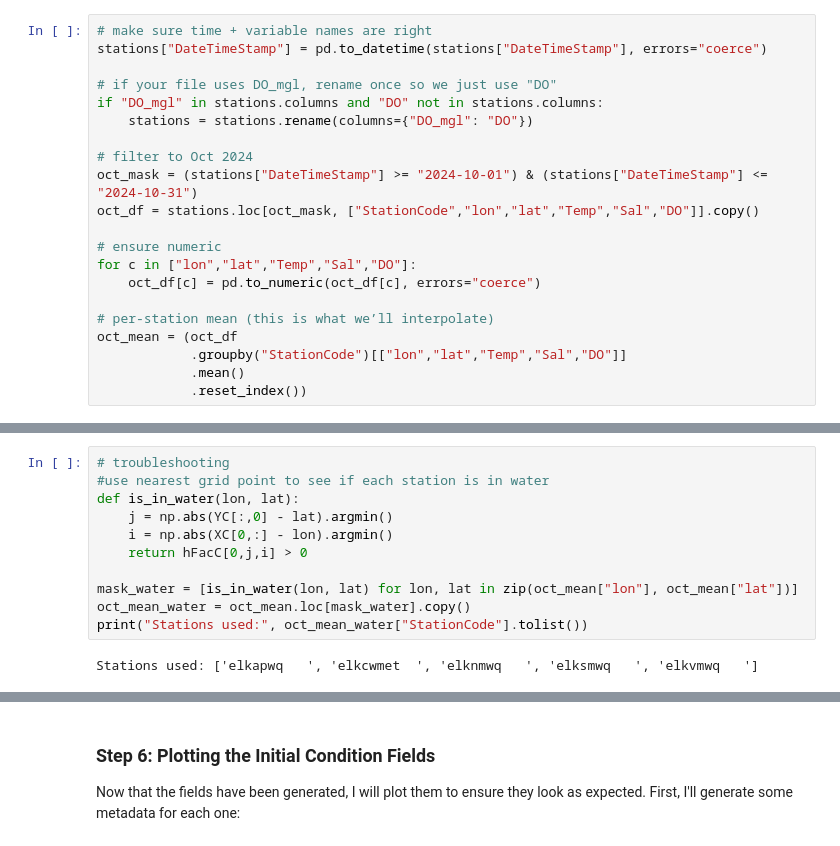
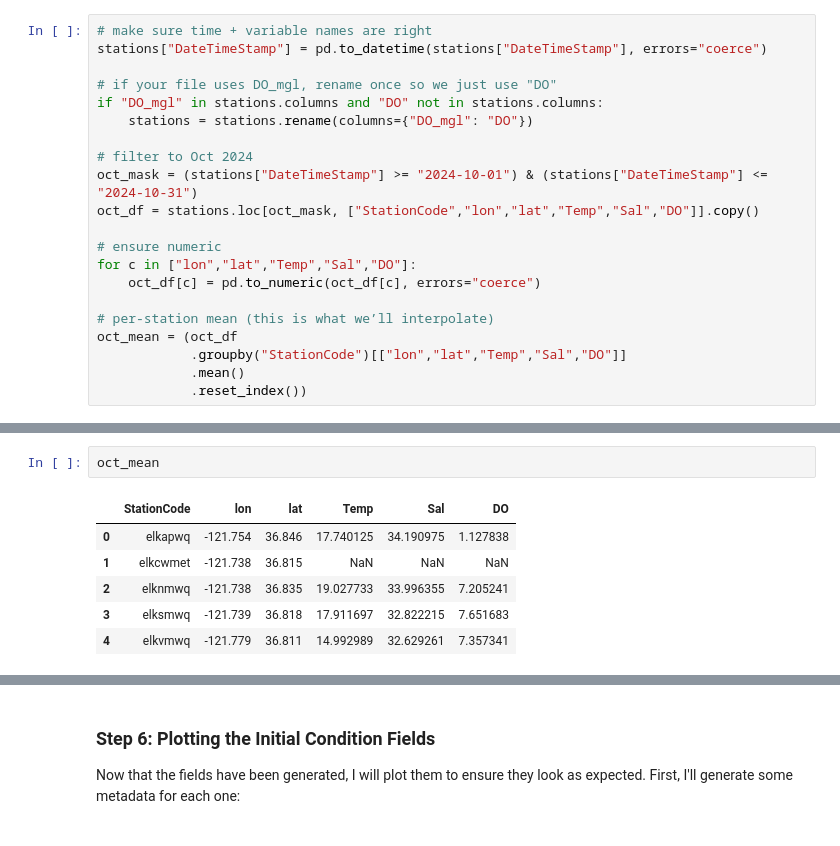
Before and after one commit to rileewadsworth/ms274_fall2025, a Jupyter notebook: homework_8/Elkhorn Slough Initial Conditions.ipynb, the cells around one changed output, grey strips where cells are left out. Saved outputs shown, nothing was run; the diff lists cells and outputs as text.

```diff
--- a/homework_8/Elkhorn Slough Initial Conditions.ipynb
+++ b/homework_8/Elkhorn Slough Initial Conditions.ipynb
@@ -209,13 +171,9 @@ plt.show()
-# %%
-# troubleshooting
-#use nearest grid point to see if each station is in water
-def is_in_water(lon, lat):
-    j = np.abs(YC[:,0] - lat).argmin()
-    i = np.abs(XC[0,:] - lon).argmin()
-    return hFacC[0,j,i] > 0
-
-mask_water = [is_in_water(lon, lat) for lon, lat in zip(oct_mean["lon"], oct_mean["lat"])]
-oct_mean_water = oct_mean.loc[mask_water].copy()
-print("Stations used:", oct_mean_water["StationCode"].tolist())
-# %% [output]
-Stations used: ['elkapwq   ', 'elkcwmet  ', 'elknmwq   ', 'elksmwq   ', 'elkvmwq   ']
+# %%
+oct_mean
+# %% [output]
+|  | StationCode | lon | lat | Temp | Sal | DO |
+| 0 | elkapwq | -121.754 | 36.846 | 17.740125 | 34.190975 | 1.127838 |
+| 1 | elkcwmet | -121.738 | 36.815 | NaN | NaN | NaN |
+| 2 | elknmwq | -121.738 | 36.835 | 19.027733 | 33.996355 | 7.205241 |
+| 3 | elksmwq | -121.739 | 36.818 | 17.911697 | 32.822215 | 7.651683 |
+| 4 | elkvmwq | -121.779 | 36.811 | 14.992989 | 32.629261 | 7.357341 |
```
Also changed, not shown: parts of 14 cells of this notebook.
